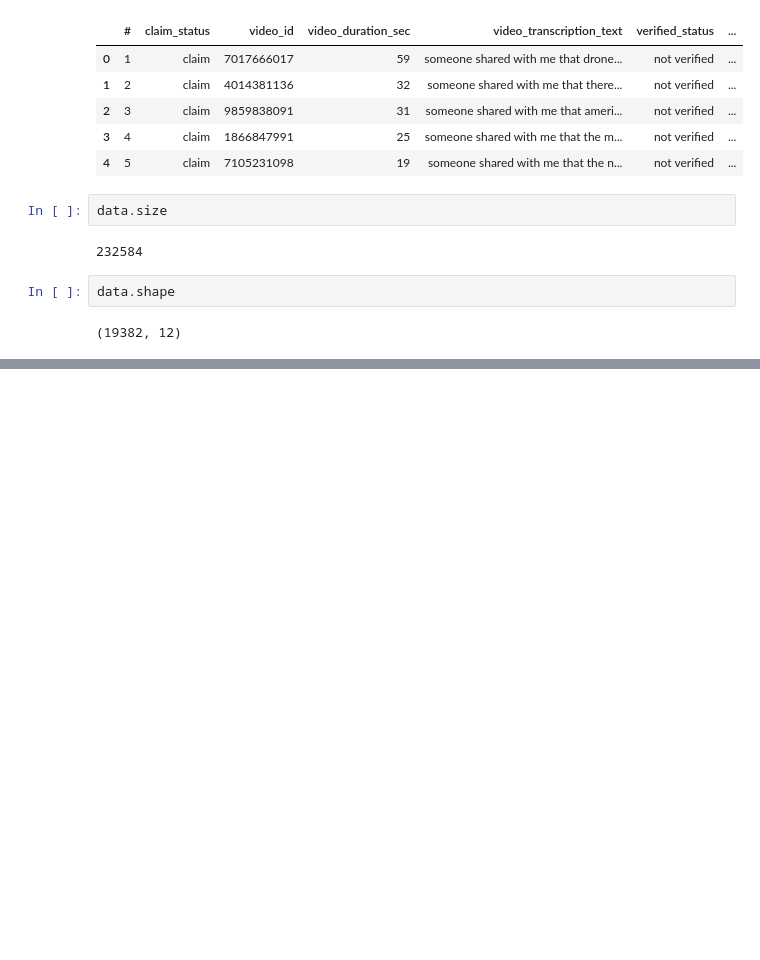
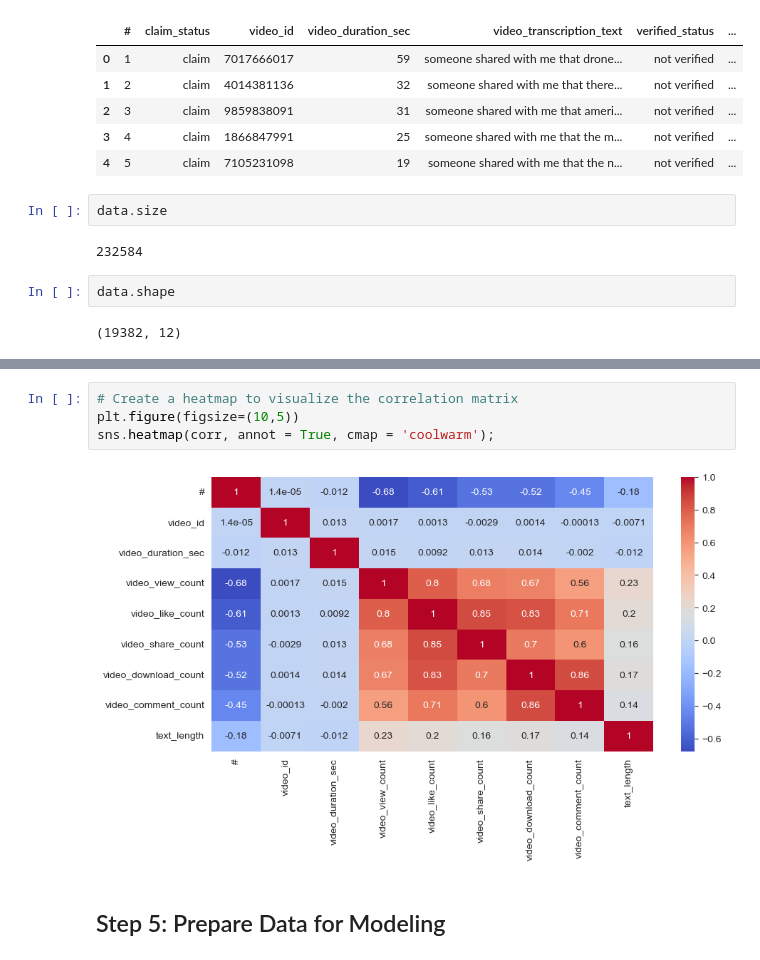
Before and after one commit to Artuk009/Case-Studies, a Jupyter notebook: GoogleAdvancedDataAnalytics/TikTok/case_study.ipynb, the cells around one changed output, grey strips where cells are left out. Cells and saved outputs as stored; diff of their text form; blank space fills up the shorter version.

```diff
--- a/GoogleAdvancedDataAnalytics/TikTok/case_study.ipynb
+++ b/GoogleAdvancedDataAnalytics/TikTok/case_study.ipynb
@@ -278,0 +223,8 @@ plt.show()
+# %%
+# Create a heatmap to visualize the correlation matrix
+plt.figure(figsize=(10,5))
+sns.heatmap(corr, annot = True, cmap = 'coolwarm');
+# %% [output]
+[figure, added]
+# %% [markdown]
+## Step 5: Prepare Data for Modeling
```
Also changed, not shown: parts of 97 cells of this notebook, 3 other files.
